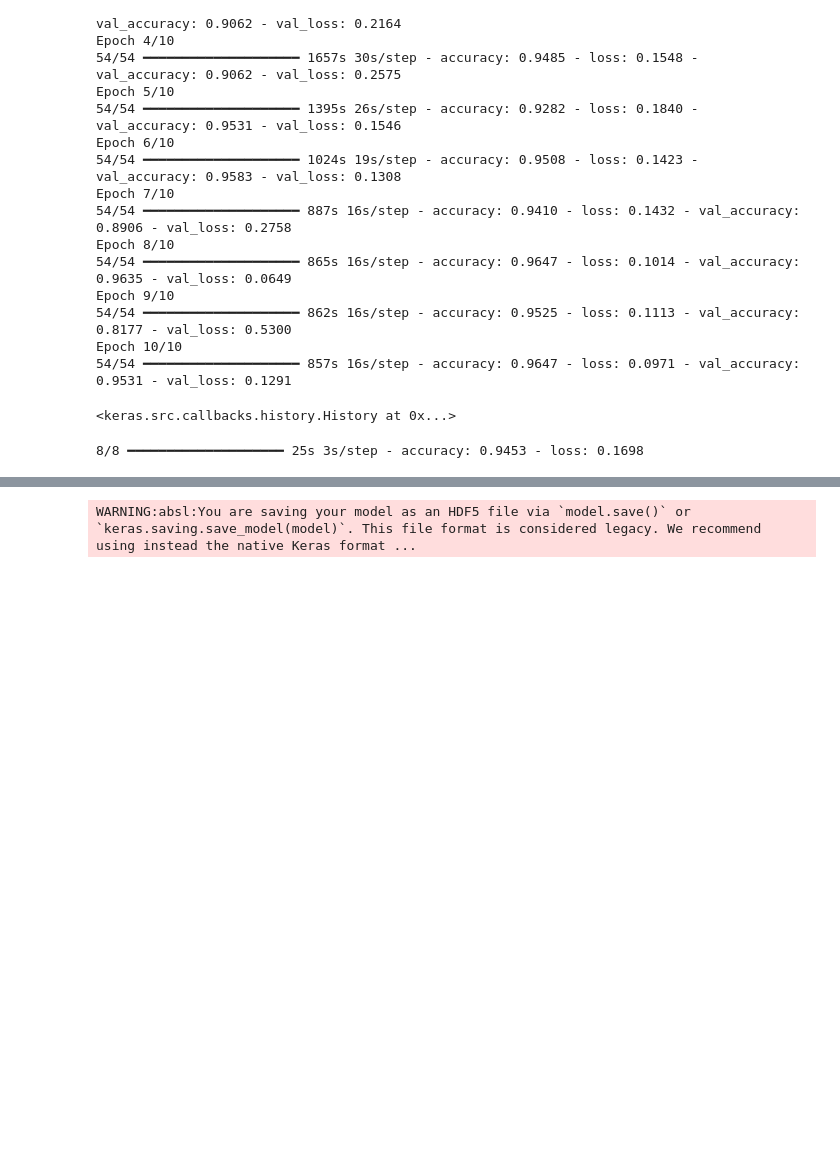
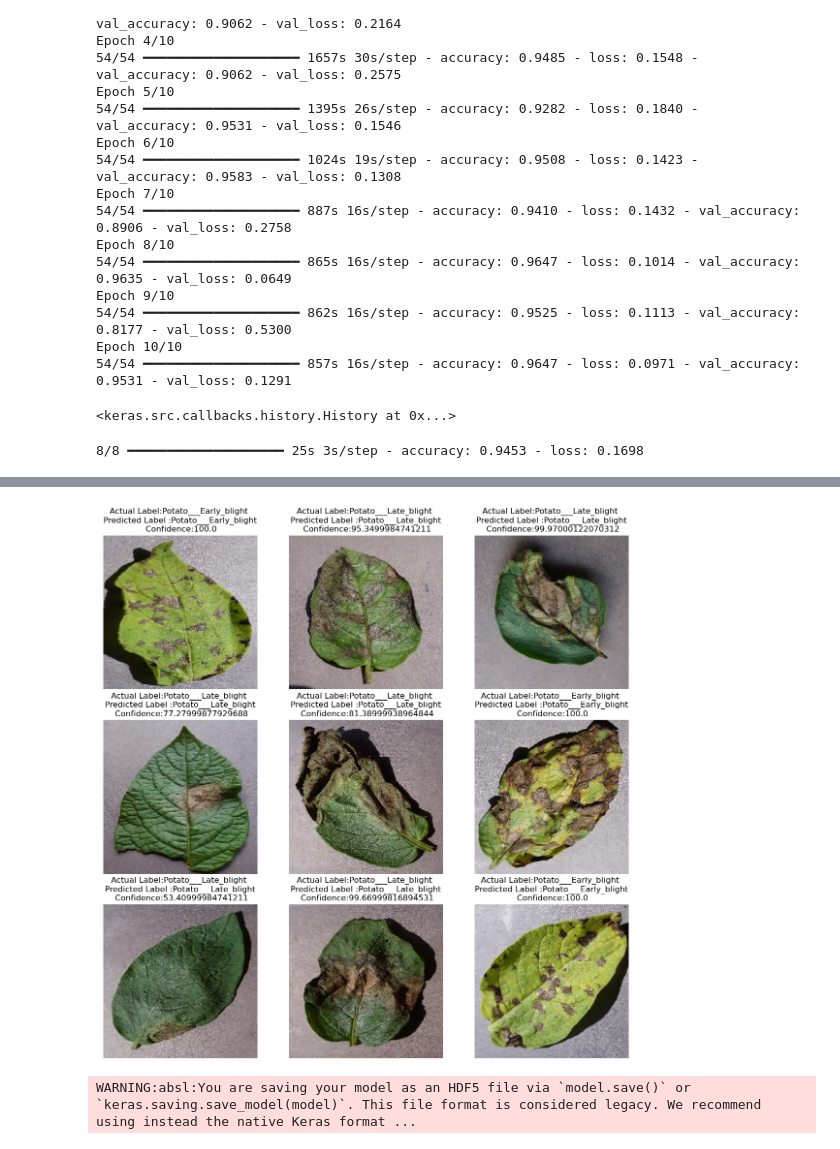
Before and after one commit to Rashid-LDR/PatatoLeafClassificationUsingCNN-Early-LateBlight-, a Jupyter notebook: PatatoLeafClassificationUsingCNN.ipynb, the cells around one changed output, grey strips where cells are left out. Saved outputs shown, nothing was run; the diff lists cells and outputs as text; code cells hidden in the pictures; blank space fills up the shorter version.

Commit message:
Model predict diseases using function

```diff
--- a/PatatoLeafClassificationUsingCNN.ipynb
+++ b/PatatoLeafClassificationUsingCNN.ipynb
@@ -207,0 +208,22 @@ ImagePredict : Potato___Late_blight
+# %%
+def predicted(model,img):
+    img_array=tf.keras.preprocessing.image.img_to_array(img)
+    img_array=tf.expand_dims(img_array,0)
+
+    prediction=model.predict(img_array)
+
+    prediction_class=className[np.argmax(prediction[0])]
+    confidence=round(100*(np.max(prediction[0])),2)
+
+    return prediction_class,confidence
+# %%
+plt.figure(figsize=(14,14))
+for images,labels in test_ds.take(1):
+    for i in range(9):
+        plt.subplot(3,3,i+1)
+        plt.imshow(images[i].numpy().astype("uint8"))
+        prediction,confidence=predicted(model,images[i].numpy())
+        actual_label=className[labels[i]]
+        plt.title(f"Actual Label:{actual_label} \n Predicted Label :{prediction} \n Confidence:{confidence}")
+        plt.axis("off")
+# %% [output]
@@ -208,3 +239,4 @@ ImagePredict : Potato___Late_blight
+[figure, added]
 # %%
 model_version=2
 model.save(f"Models/model_v{model_version}.h5")
```
Also changed, not shown: parts of 2 cells of this notebook.
